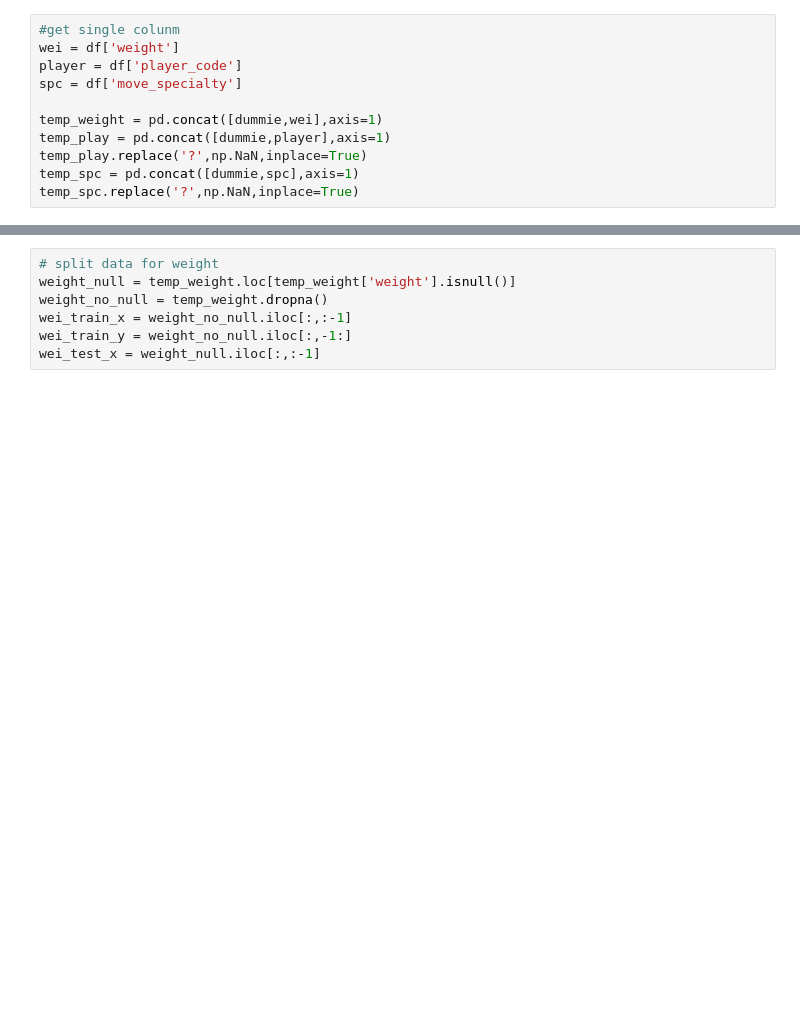
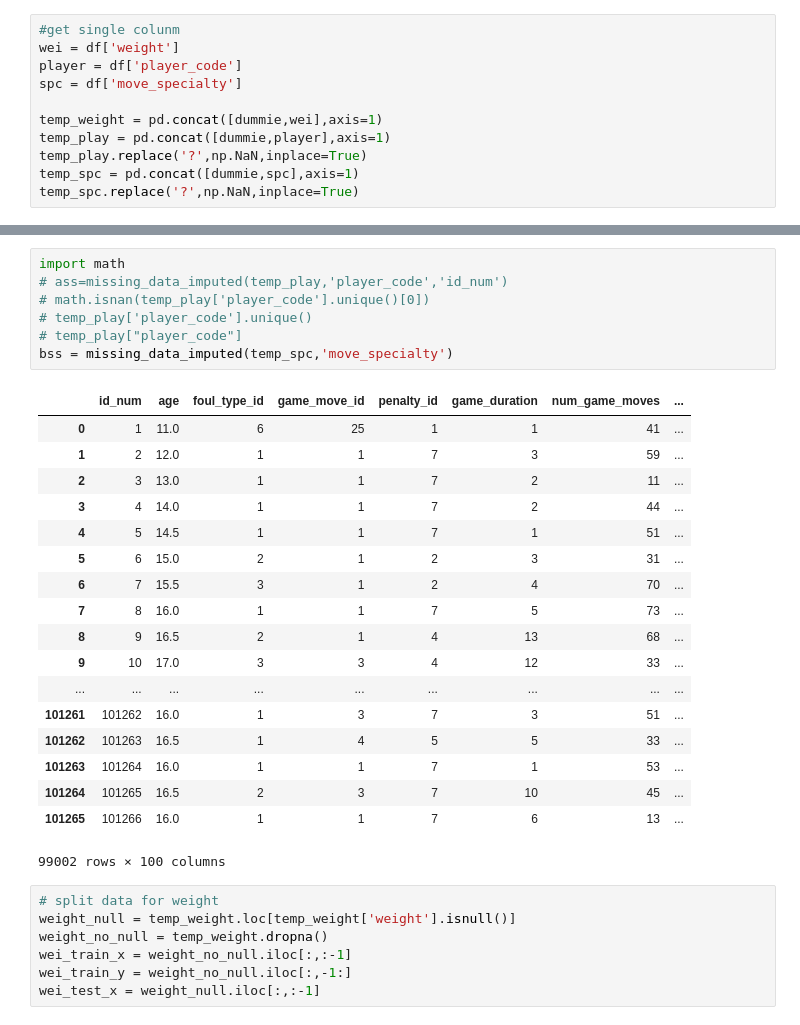
Before and after one commit to rozer821/ML_Final, a Jupyter notebook: Template.ipynb, the cells around one changed output, grey strips where cells are left out. Drawn from its saved outputs; the diff is of its cells as text; blank space fills up the shorter version.

```diff
--- a/Template.ipynb
+++ b/Template.ipynb
@@ -160,3 +168,29 @@ temp_spc.replace('?',np.NaN,inplace=True)
+# %%
+import math
+# ass=missing_data_imputed(temp_play,'player_code','id_num')
+# math.isnan(temp_play['player_code'].unique()[0])
+# temp_play['player_code'].unique()
+# temp_play["player_code"]
+bss = missing_data_imputed(temp_spc,'move_specialty')
+# %% [output]
+|  | id_num | age | foul_type_id | game_move_id | penalty_id | game_duration | num_game_moves | ... |
+| 0 | 1 | 11.0 | 6 | 25 | 1 | 1 | 41 | ... |
+| 1 | 2 | 12.0 | 1 | 1 | 7 | 3 | 59 | ... |
+| 2 | 3 | 13.0 | 1 | 1 | 7 | 2 | 11 | ... |
+| 3 | 4 | 14.0 | 1 | 1 | 7 | 2 | 44 | ... |
+| 4 | 5 | 14.5 | 1 | 1 | 7 | 1 | 51 | ... |
+| 5 | 6 | 15.0 | 2 | 1 | 2 | 3 | 31 | ... |
+| 6 | 7 | 15.5 | 3 | 1 | 2 | 4 | 70 | ... |
+| 7 | 8 | 16.0 | 1 | 1 | 7 | 5 | 73 | ... |
+| 8 | 9 | 16.5 | 2 | 1 | 4 | 13 | 68 | ... |
+| 9 | 10 | 17.0 | 3 | 3 | 4 | 12 | 33 | ... |
+| ... | ... | ... | ... | ... | ... | ... | ... | ... |
+| 101261 | 101262 | 16.0 | 1 | 3 | 7 | 3 | 51 | ... |
+| 101262 | 101263 | 16.5 | 1 | 4 | 5 | 5 | 33 | ... |
+| 101263 | 101264 | 16.0 | 1 | 1 | 7 | 1 | 53 | ... |
+| 101264 | 101265 | 16.5 | 2 | 3 | 7 | 10 | 45 | ... |
+| 101265 | 101266 | 16.0 | 1 | 1 | 7 | 6 | 13 | ... |
+99002 rows × 100 columns
 # %%
 # split data for weight
 weight_null = temp_weight.loc[temp_weight['weight'].isnull()]
```
Also changed, not shown: parts of 12 cells of this notebook, 3 other files.
